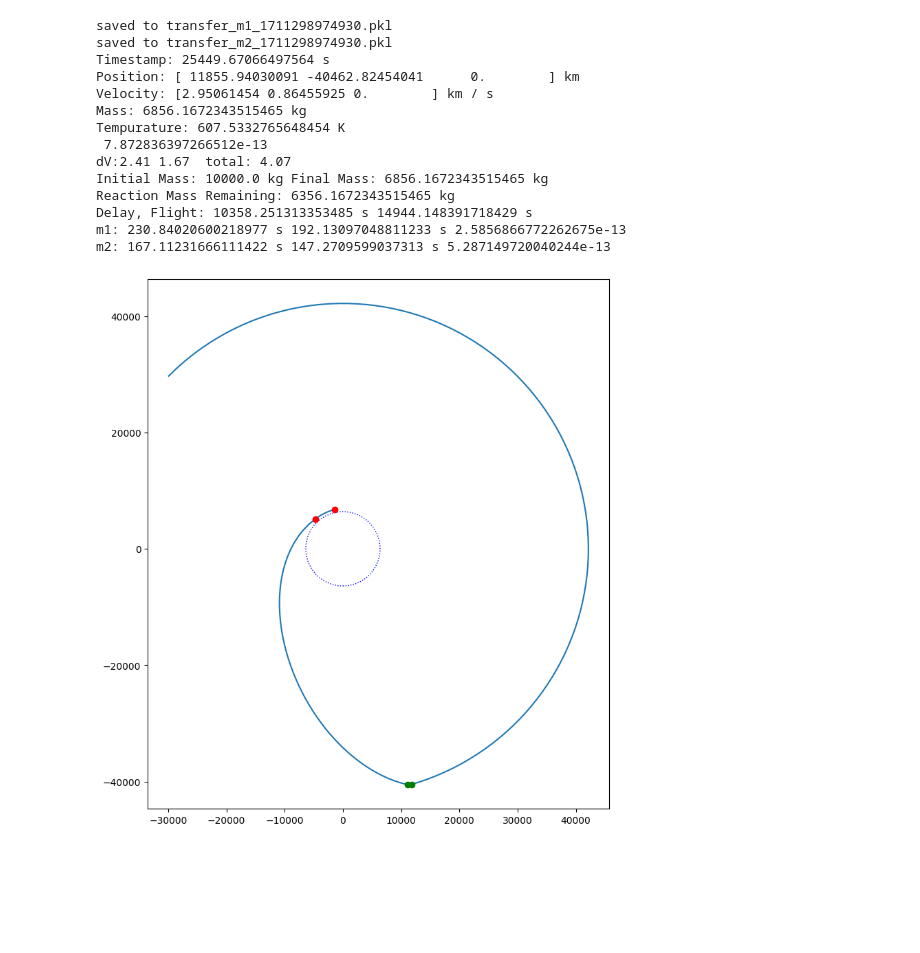
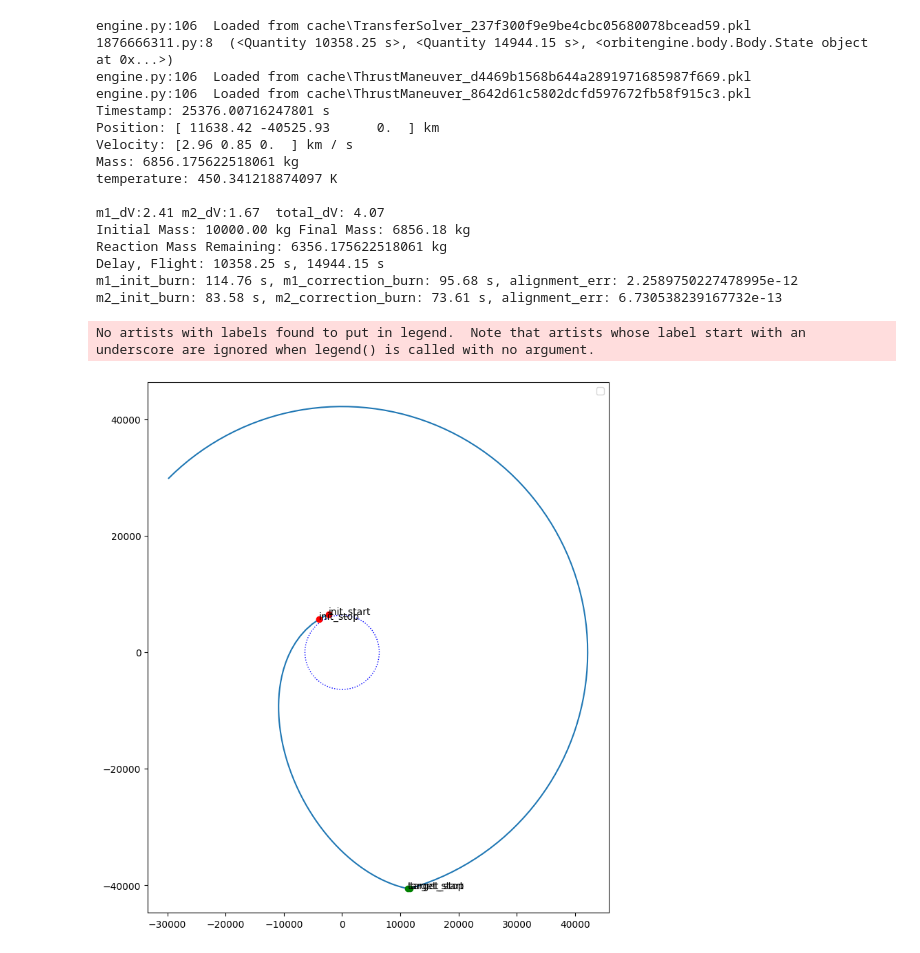
Before and after one commit to jcl5m1/Gather, a Jupyter notebook: python/playground.ipynb, the cells around one changed output. Cells and saved outputs as stored; diff of their text form; code cells hidden in the pictures; blank space fills up the shorter version.

```diff
--- a/python/playground.ipynb
+++ b/python/playground.ipynb
@@ -61,31 +65,42 @@ Transfer: dv1: 2.41 dv2: 1.67 t_delay: 10358.251313353485 s t_flight: 14944.1483
 # %%
+
+importlib.reload(orbitengine.transfer)
+from orbitengine.transfer import TransferSolver, ThrustManeuver
+
 # compute thrust limited maneuvers
-flow_rate = 0.005*oe.FALCON9_REACTION_MASS_FLOW_RATE
+flow_rate = 0.01*oe.FALCON9_REACTION_MASS_FLOW_RATE
 
-res = solver.compute_thrust_maneuvers(flow_rate, isp, dry_mass, verbose=False)
+solver = TransferSolver(state_leo, state_geo, oe.EARTH_K, time_weight=0.0001)
+oe.print(solver.lambert_search(resolution=10, plot=False, cache=cache))
+
+res = solver.compute_thrust_maneuvers(flow_rate, isp, dry_mass, verbose=False, cache=cache)
+
 if res is not None:
     state, err = res
-    print(state, err)
+    print(state)
     print(f"m1_dV:{solver.dv1:.02f} m2_dV:{solver.dv2:.02f}  total_dV: {solver.dv1+solver.dv2:.02f}")
-    print(f"Initial Mass: {m0:.03f} Final Mass: {state.mass:.03f}")
+    print(f"Initial Mass: {m0:.02f} Final Mass: {state.mass:.02f}")
     print(f"Reaction Mass Remaining: {state.mass - dry_mass}")
-    print(f"Delay, Flight: {solver.t_delay:.03f}, {solver.t_flight:.03f}")
-    print(f"m1_init_burn: {solver.maneuver1.t_init_burn:.03f}, m1_correction_burn: {solver.maneuver1.t_correction_burn:.03f}, alignment_err: {solver.maneuver1.alignment_err}")
-    print(f"m2_init_burn: {solver.maneuver2.t_init_burn:.03f}, m2_correction_burn: {solver.maneuver2.t_correction_burn:.03f}, alignment_err: {solver.maneuver2.alignment_err}")
-    solver.plot_thrust_transfer_trajectory(show_maneuvers=False, t_postfix=50000*u.s)
+    print(f"Delay, Flight: {solver.t_delay:.02f}, {solver.t_flight:.02f}")
+    print(f"m1_init_burn: {solver.maneuver1.t_init_burn:.02f}, m1_correction_burn: {solver.maneuver1.t_correction_burn:.02f}, alignment_err: {solver.maneuver1.alignment_err}")
+    print(f"m2_init_burn: {solver.maneuver2.t_init_burn:.02f}, m2_correction_burn: {solver.maneuver2.t_correction_burn:.02f}, alignment_err: {solver.maneuver2.alignment_err}")
+    solver.plot_thrust_transfer_trajectory(show_maneuvers=True, t_postfix=50000*u.s)
 # %% [output]
-saved to transfer_m1_1711298974930.pkl
-saved to transfer_m2_1711298974930.pkl
-Timestamp: 25449.67066497564 s
-Position: [ 11855.94030091 -40462.82454041      0.        ] km
-Velocity: [2.95061454 0.86455925 0.        ] km / s
-Mass: 6856.1672343515465 kg
-Tempurature: 607.5332765648454 K
- 7.872836397266512e-13
-dV:2.41 1.67  total: 4.07
-Initial Mass: 10000.0 kg Final Mass: 6856.1672343515465 kg
-Reaction Mass Remaining: 6356.1672343515465 kg
-Delay, Flight: 10358.251313353485 s 14944.148391718429 s
-m1: 230.84020600218977 s 192.13097048811233 s 2.5856866772262675e-13
-m2: 167.11231666111422 s 147.2709599037313 s 5.287149720040244e-13
+engine.py:106  Loaded from cache\TransferSolver_237f300f9e9be4cbc05680078bcead59.pkl
+1876666311.py:8  (<Quantity 10358.25 s>, <Quantity 14944.15 s>, <orbitengine.body.Body.State object at 0x...>)
+engine.py:106  Loaded from cache\ThrustManeuver_d4469b1568b644a2891971685987f669.pkl
+engine.py:106  Loaded from cache\ThrustManeuver_8642d61c5802dcfd597672fb58f915c3.pkl
+Timestamp: 25376.00716247801 s
+Position: [ 11638.42 -40525.93      0.  ] km
+Velocity: [2.96 0.85 0.  ] km / s
+Mass: 6856.175622518061 kg
+temperature: 450.341218874097 K
+
+m1_dV:2.41 m2_dV:1.67  total_dV: 4.07
+Initial Mass: 10000.00 kg Final Mass: 6856.18 kg
+Reaction Mass Remaining: 6356.175622518061 kg
+Delay, Flight: 10358.25 s, 14944.15 s
+m1_init_burn: 114.76 s, m1_correction_burn: 95.68 s, alignment_err: 2.2589750227478995e-12
+m2_init_burn: 83.58 s, m2_correction_burn: 73.61 s, alignment_err: 6.730538239167732e-13
+No artists with labels found to put in legend.  Note that artists whose label start with an underscore are ignored when legend() is called with no argument.
-[figure, old version]
+[figure, new version]
```
Also changed, not shown: parts of 7 cells of this notebook, 4 other files.
